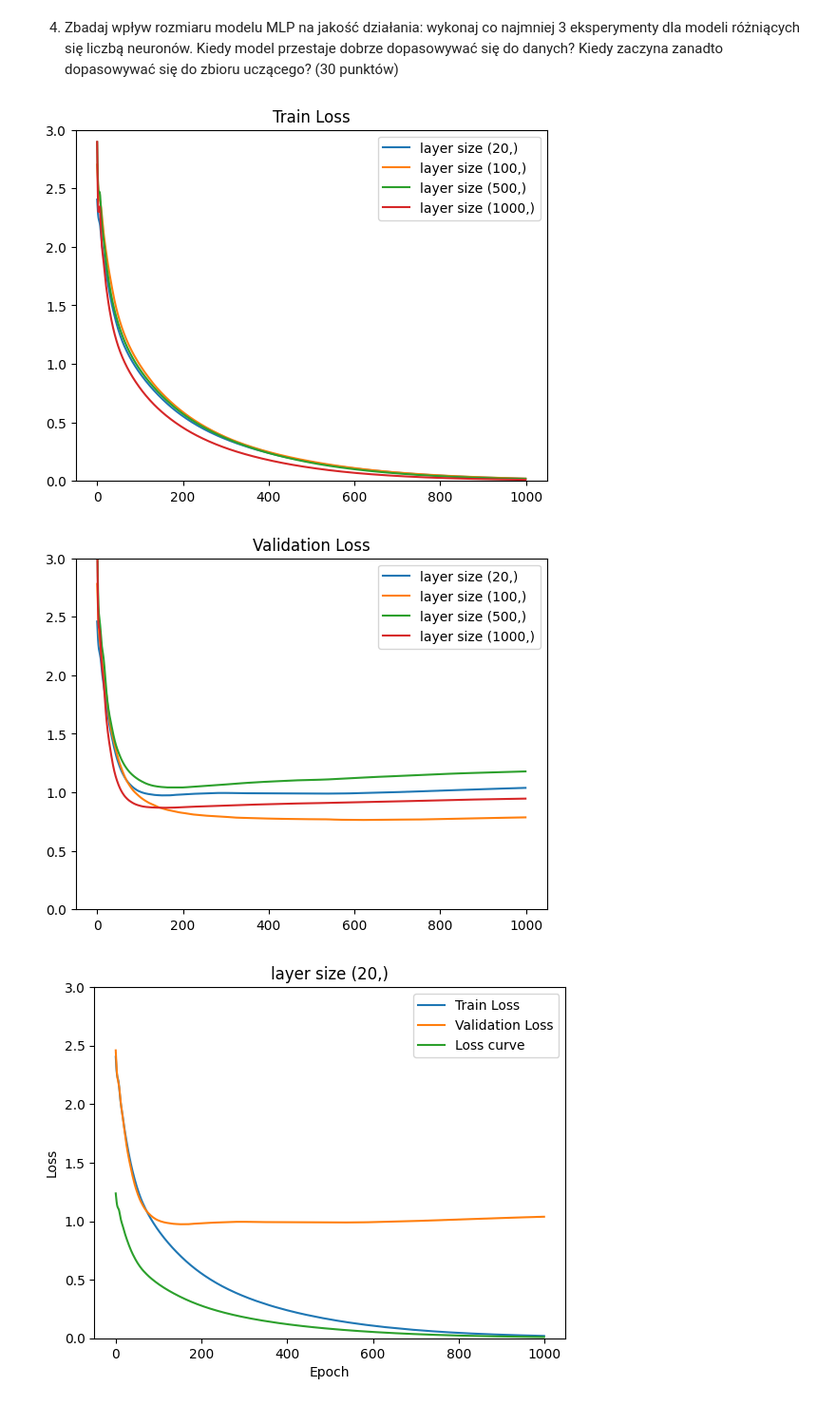
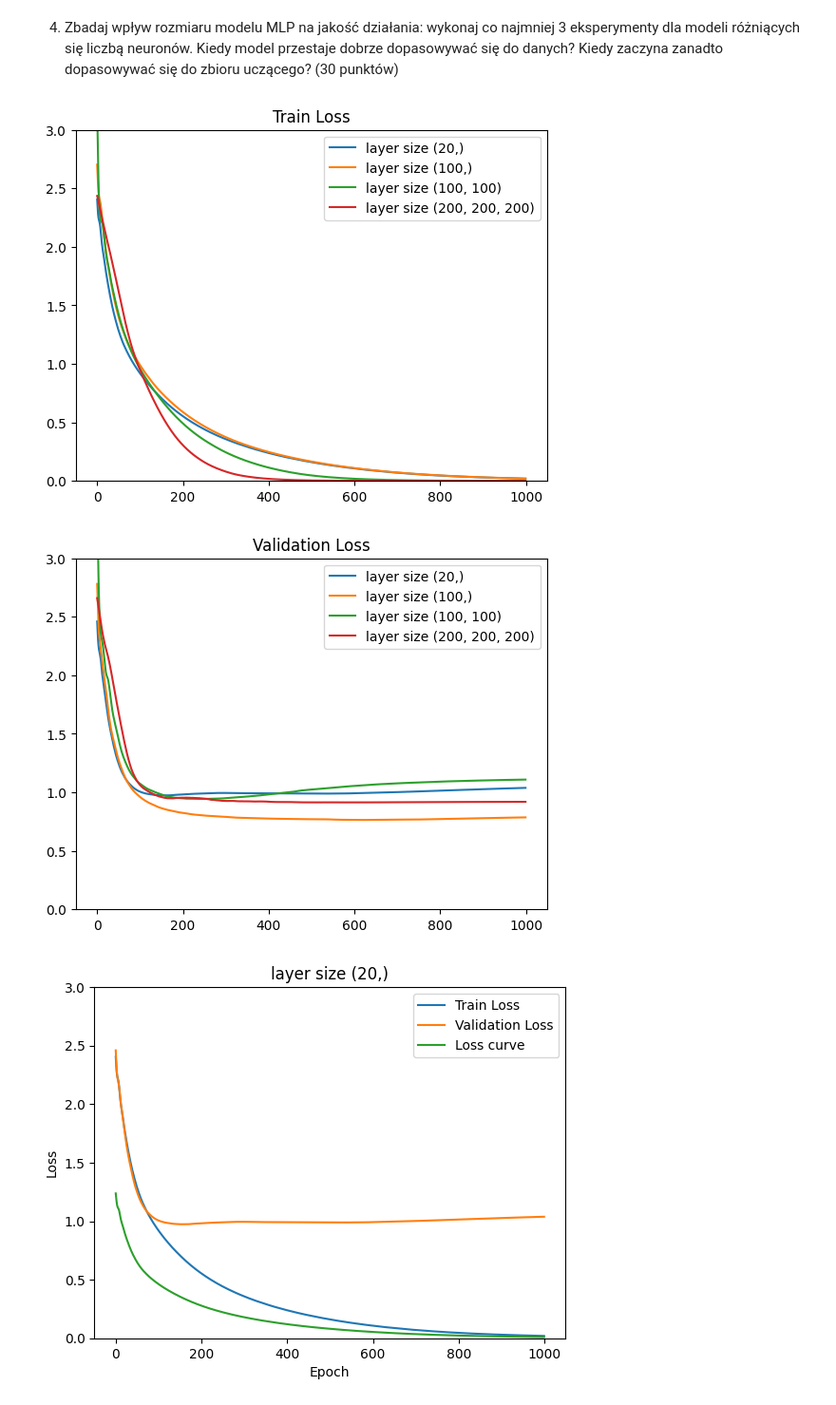
Before and after one commit to Filipstrozik/SztucznaInteligencja, a Jupyter notebook: Z5/z5.ipynb, the cells around one changed output. Shown at 95% size. Drawn from its saved outputs; the diff is of its cells as text; code cells hidden in the pictures.

```diff
--- a/Z5/z5.ipynb
+++ b/Z5/z5.ipynb
@@ -265,24 +243,24 @@ plt.show()
 dla modeli różniących się liczbą neuronów. Kiedy model przestaje dobrze dopasowywać się do
 danych? Kiedy zaczyna zanadto dopasowywać się do zbioru uczącego? (30 punktów)
 # %%
-hidden_layer_sizes = [(20,), (100,), (500,), (1000,)]
+hidden_layer_sizes = [(20,), (100,), (100,100), (200,200,200)]
 
 for size in hidden_layer_sizes:
     loss_train = run(learning_rate_param=0.001, hidden_sizes=size, loss_type='train')
     plt.plot(range(len(loss_train)), loss_train, label=f'layer size {size}')
 plt.title('Train Loss')
 plt.ylim(0, 3)
 plt.legend()
 plt.show()
 
 for size in hidden_layer_sizes:
     loss_val = run(learning_rate_param=0.001, hidden_sizes=size, loss_type='val')
     plt.plot(range(len(loss_val)), loss_val, label=f'layer size {size}')
 plt.title('Validation Loss')
 plt.ylim(0, 3)
 plt.legend()
 plt.show()
 # %% [output]
-[figure, old version]
+[figure, new version]
-[figure, old version]
+[figure, new version]
 # %%
```
Also changed, not shown: parts of 26 cells of this notebook.
